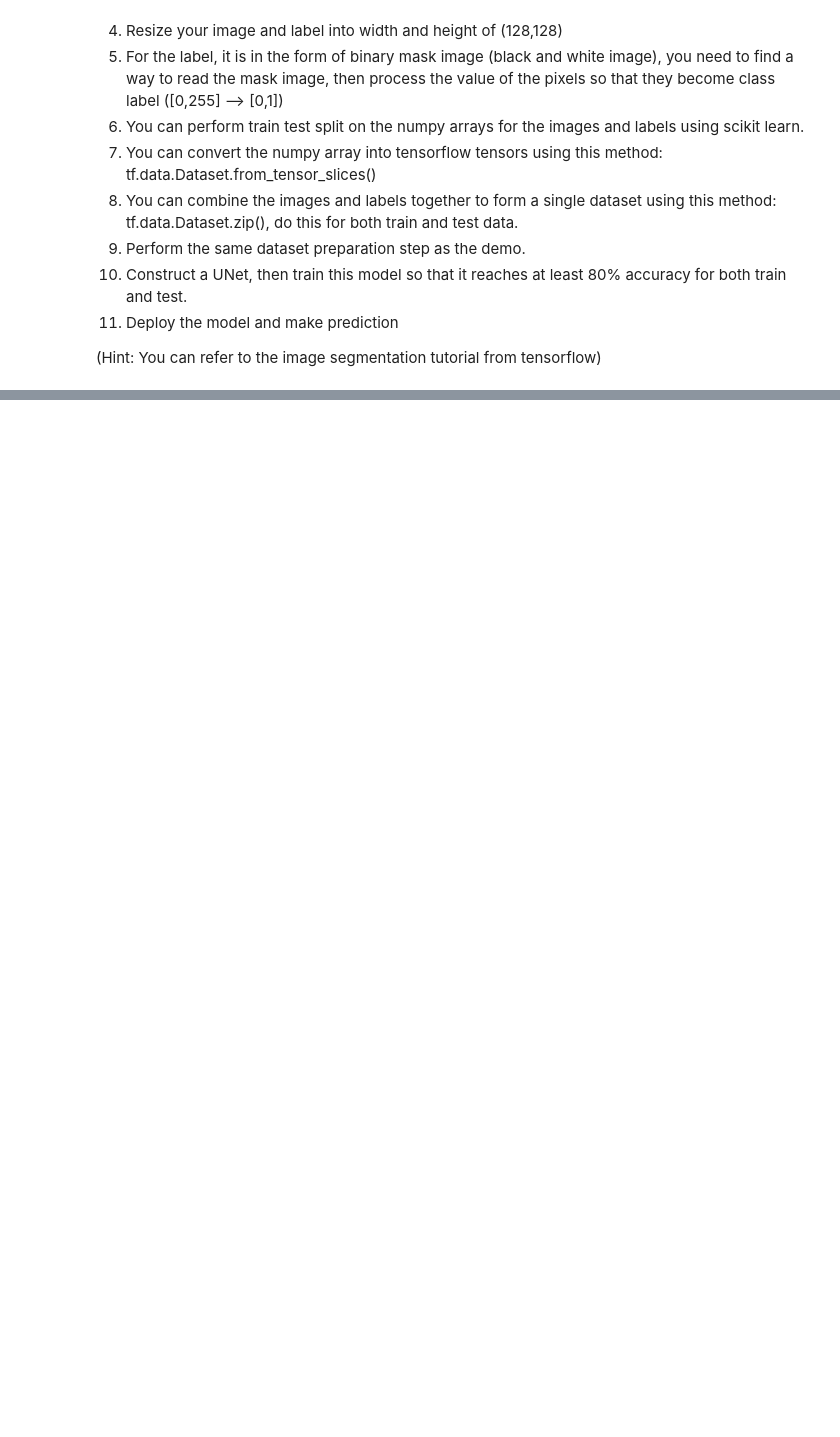
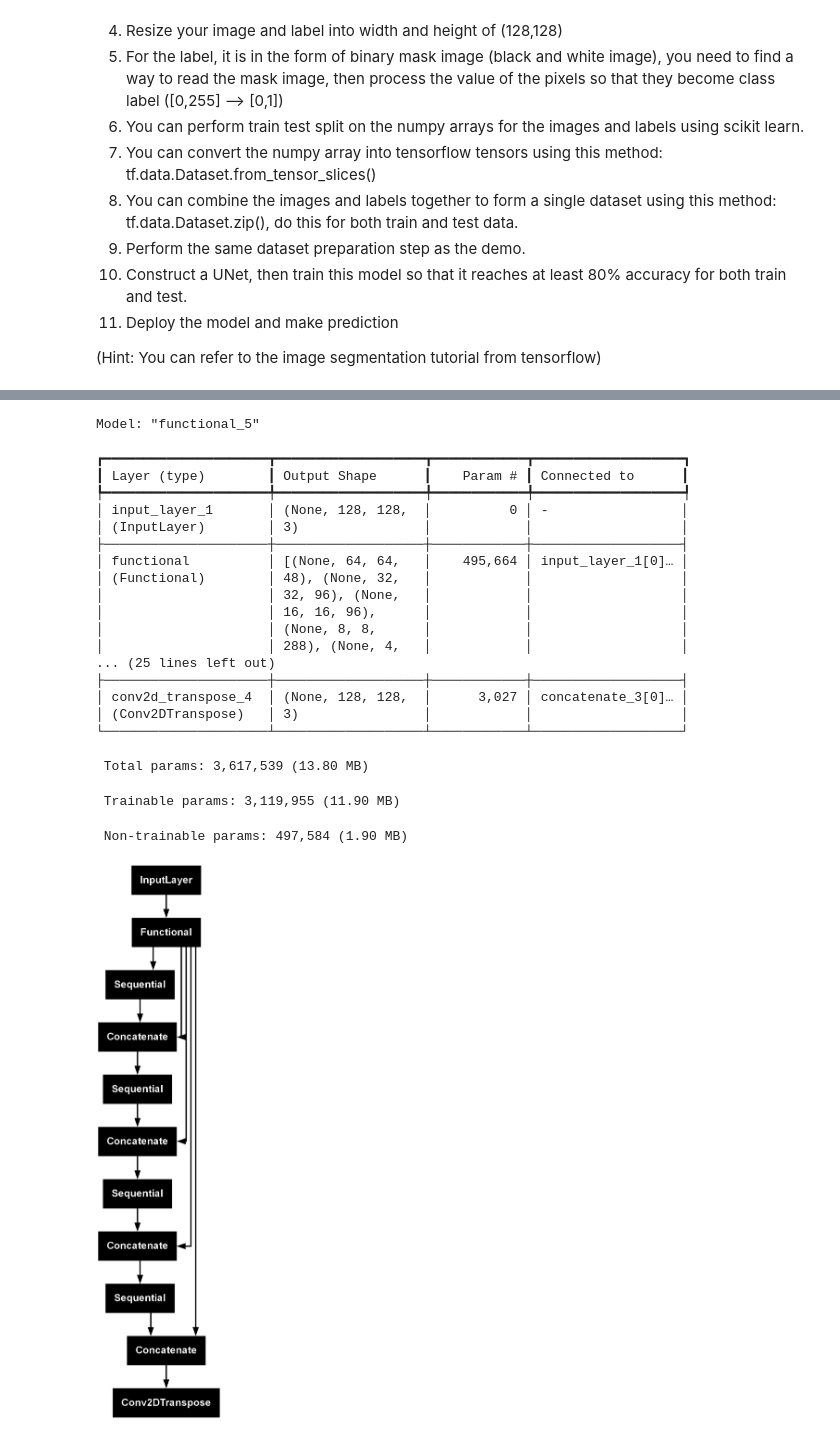
Before and after one commit to ajimfirdausahmd/Capstone_4, a Jupyter notebook: assessment_4_skeletal.ipynb, the cells around one changed output, grey strips where cells are left out. Cells and saved outputs as stored; diff of their text form; code cells hidden in the pictures; blank space fills up the shorter version.

```diff
--- a/assessment_4_skeletal.ipynb
+++ b/assessment_4_skeletal.ipynb
@@ -99,0 +141,5 @@ Continue the rest of your assessment here.
+# %%
+# 11. Model development
+# (A) Get the pretrained model as feature extractor using keras.applications
+base_model = applications.MobileNetV2(input_shape=sample_image.shape,include_top=False,alpha=0.5)
+base_model.summary()
@@ -99,0 +184,9 @@ Continue the rest of your assessment here.
+# %%
+# Create the upsampling layers
+up_stack = [
+    pix2pix.upsample(512, 3),  # 4x4 -> 8x8
+    pix2pix.upsample(256, 3),  # 8x8 -> 16x16
+    pix2pix.upsample(128, 3),  # 16x16 -> 32x32
+    pix2pix.upsample(64, 3),   # 32x32 -> 64x64
+]
+up_stack[0].summary()
@@ -99,0 +209,50 @@ Continue the rest of your assessment here.
+# %%
+# 13. Create a function to construct the Unet model
+def unet_model(output_channels:int):
+    # Use functional API to build the model
+    # (A) Start with the input
+    inputs = keras.Input(shape=sample_image.shape)
+    # (B) Followed by the feature extractor
+    skips = down_stack(inputs)
+    x = skips[-1]
+    skips = reversed(skips[:-1])
+    # (C) Build the upsampling path by concatenate with the outputs from feature extractor, along with using the upsampling layers
+    for up, skip in zip(up_stack, skips):
+        # Perform the upsampling first
+        x = up(x)
+        # Concatenate the output from the upsampling layer with the previous pooling layer
+        concat = layers.Concatenate()
+        x = concat([x,skip])
+    # (D) Perform one last upsampling to restore back to original resolution
+    last = layers.Conv2DTranspose(filters=output_channels,kernel_size=3,strides=2,padding='same')   # 64x64 --> 128x128
+    x = last(x)
+    model = keras.Model(inputs=inputs,outputs=x)
+    return model
+# %%
+# 14. Use the function to create the Unet
+model = unet_model(output_channels=3)
+model.summary()
+keras.utils.plot_model(model)
+# %% [output]
+Model: "functional_5"
+┏━━━━━━━━━━━━━━━━━━━━━┳━━━━━━━━━━━━━━━━━━━┳━━━━━━━━━━━━┳━━━━━━━━━━━━━━━━━━━┓
+┃ Layer (type)        ┃ Output Shape      ┃    Param # ┃ Connected to      ┃
+┡━━━━━━━━━━━━━━━━━━━━━╇━━━━━━━━━━━━━━━━━━━╇━━━━━━━━━━━━╇━━━━━━━━━━━━━━━━━━━┩
+│ input_layer_1       │ (None, 128, 128,  │          0 │ -                 │
+│ (InputLayer)        │ 3)                │            │                   │
+├─────────────────────┼───────────────────┼────────────┼───────────────────┤
+│ functional          │ [(None, 64, 64,   │    495,664 │ input_layer_1[0]… │
+│ (Functional)        │ 48), (None, 32,   │            │                   │
+│                     │ 32, 96), (None,   │            │                   │
+│                     │ 16, 16, 96),      │            │                   │
+│                     │ (None, 8, 8,      │            │                   │
+│                     │ 288), (None, 4,   │            │                   │
+... (25 lines left out)
+├─────────────────────┼───────────────────┼────────────┼───────────────────┤
+│ conv2d_transpose_4  │ (None, 128, 128,  │      3,027 │ concatenate_3[0]… │
+│ (Conv2DTranspose)   │ 3)                │            │                   │
+└─────────────────────┴───────────────────┴────────────┴───────────────────┘
+ Total params: 3,617,539 (13.80 MB)
+ Trainable params: 3,119,955 (11.90 MB)
+ Non-trainable params: 497,584 (1.90 MB)
+[figure, added]
```
Also changed, not shown: parts of 19 cells of this notebook, 5 other files.
